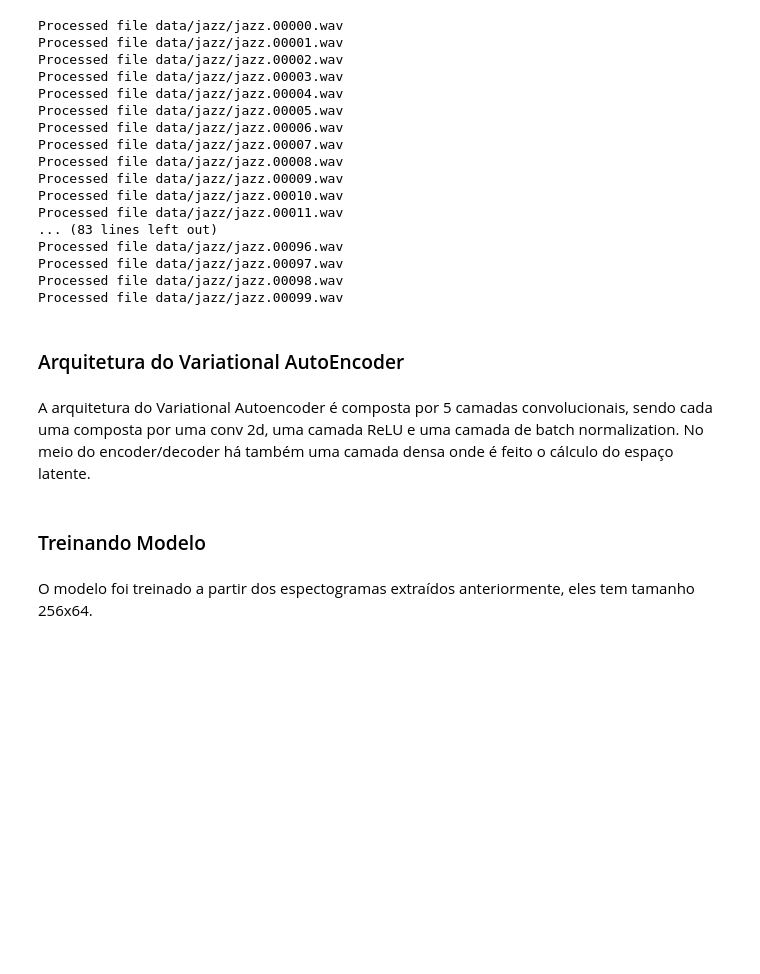
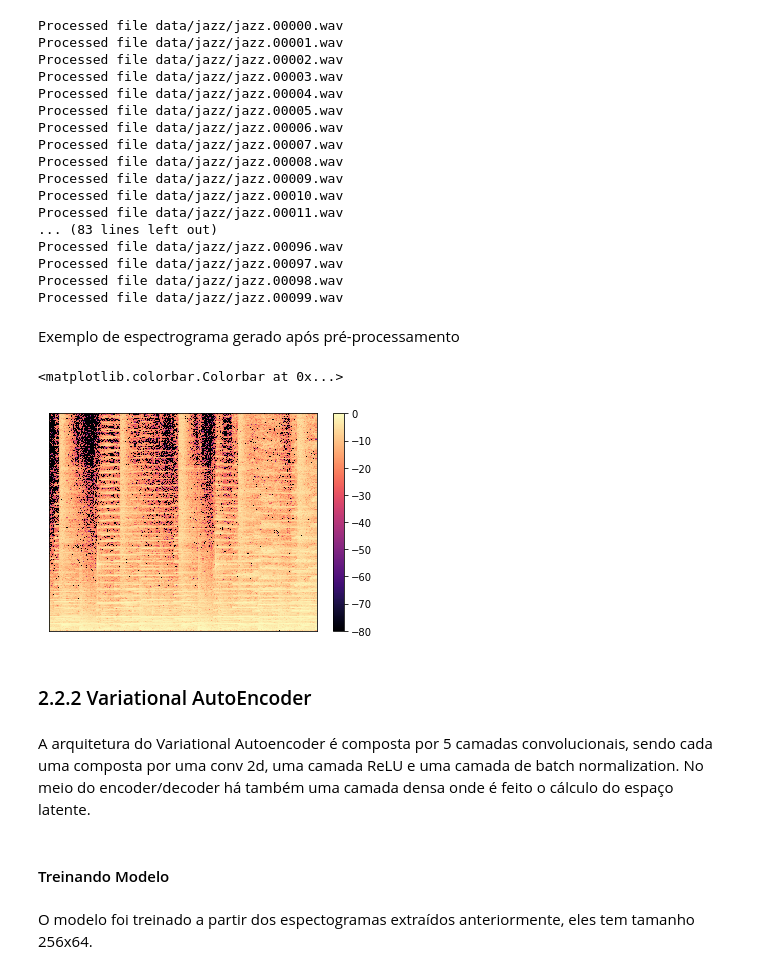
Before and after one commit to lucascouri2/projeto-modelos-descritivos, a Jupyter notebook: relatorio.ipynb, the cells around one changed output. Drawn from its saved outputs; the diff is of its cells as text; code cells hidden in the pictures; blank space fills up the shorter version.

```diff
--- a/relatorio.ipynb
+++ b/relatorio.ipynb
@@ -149,12 +159,23 @@ Processed file data/jazz/jazz.00096.wav
 Processed file data/jazz/jazz.00097.wav
 Processed file data/jazz/jazz.00098.wav
 Processed file data/jazz/jazz.00099.wav
+# %% [markdown]
+Exemplo de espectrograma gerado após pré-processamento
+# %%
+spectrogram = np.load("data/fsdd-jazz/spectrograms/jazz.00001.wav.npy")
+S_db = librosa.amplitude_to_db(np.abs(spectrogram), ref=np.max)
+plt.figure()
+librosa.display.specshow(S_db)
+plt.colorbar()
+# %% [output]
+<matplotlib.colorbar.Colorbar at 0x...>
+[figure, added]
 # %% [markdown]
-### Arquitetura do Variational AutoEncoder
+### 2.2.2 Variational AutoEncoder
 # %% [markdown]
 A arquitetura do Variational Autoencoder é composta por 5 camadas convolucionais, sendo cada uma composta por uma conv 2d, uma camada ReLU e uma camada de batch normalization. No meio do encoder/decoder há também uma camada densa onde é feito o cálculo do espaço latente.
 # %% [markdown]
-### Treinando Modelo
+#### Treinando Modelo
 # %% [markdown]
 O modelo foi treinado a partir dos espectogramas extraídos anteriormente, eles tem tamanho 256x64.
 # %%
```
Also changed, not shown: parts of 18 cells of this notebook.
